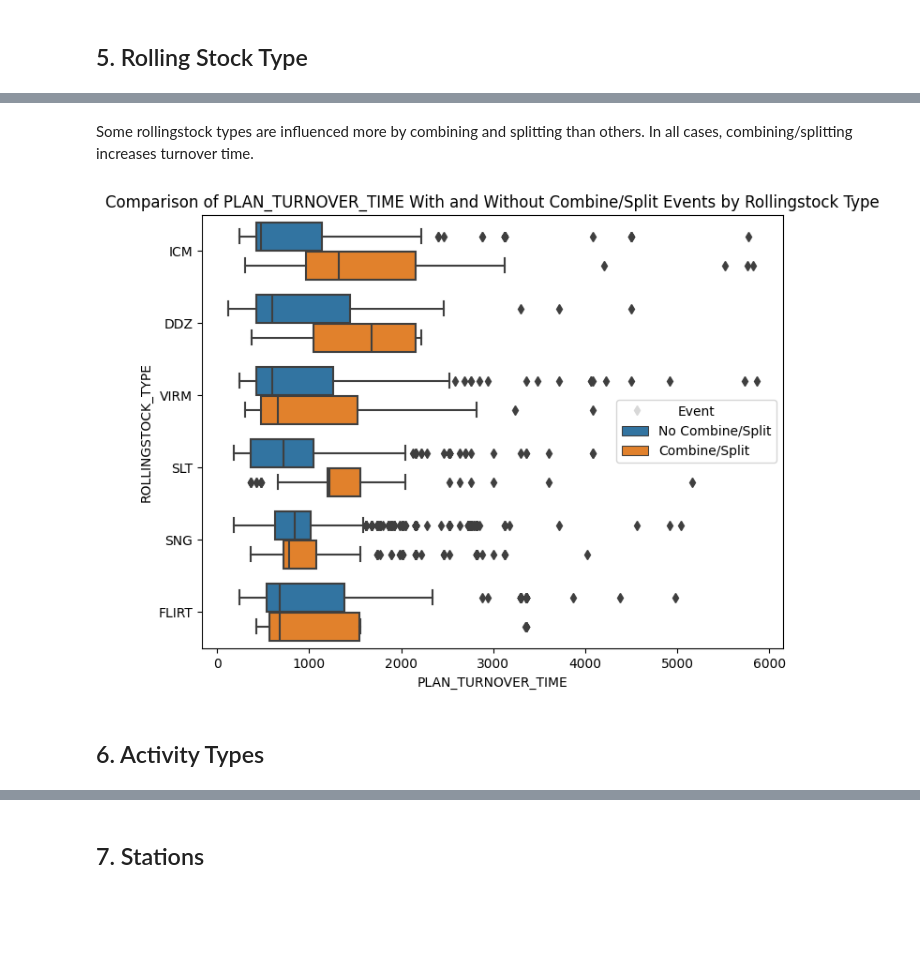
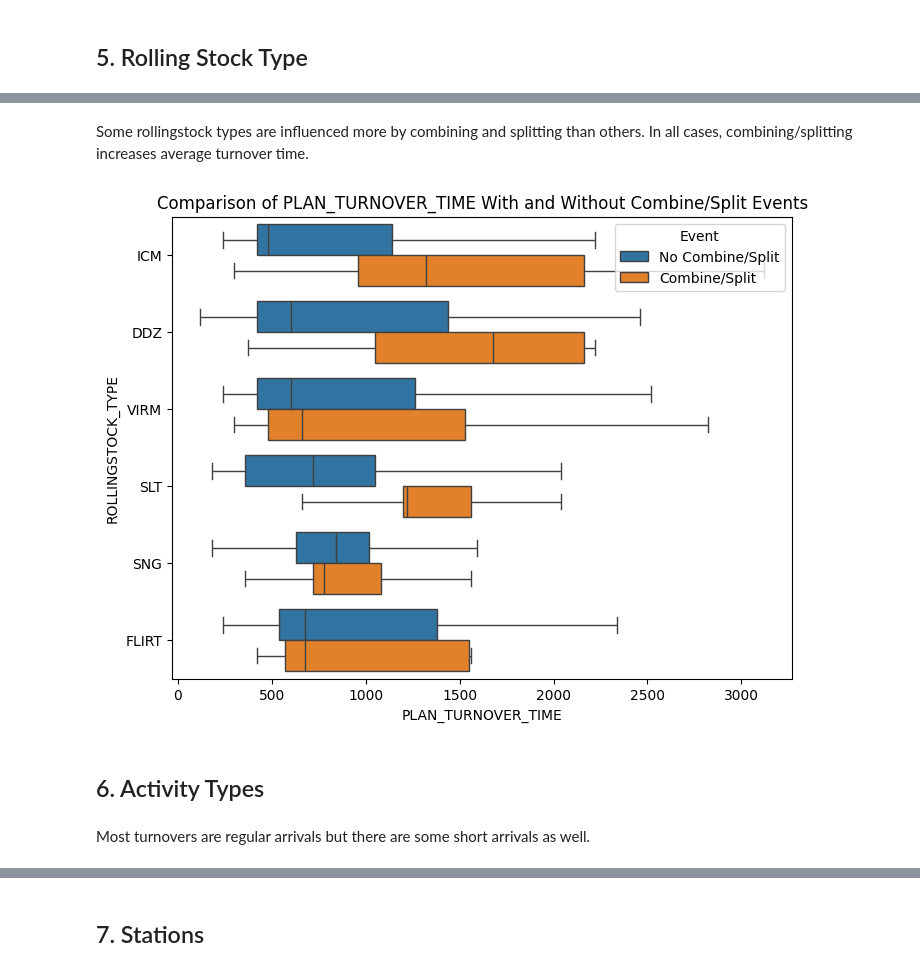
Before and after one commit to timrentenaar/NS_TURNOVER_TIMES, a Jupyter notebook: notebooks/Data_Exploration.ipynb, the cells around one changed output, grey strips where cells are left out. Drawn from its saved outputs; the diff is of its cells as text; code cells hidden in the pictures; blank space fills up the shorter version.

```diff
--- a/notebooks/Data_Exploration.ipynb
+++ b/notebooks/Data_Exploration.ipynb
@@ -46,2 +25,2 @@ Load the full dataset:
 # %%
-df_full = pd.read_csv('../data/Data_20230306_20230312.csv', low_memory = False) # Only for comparison and visualisation
+df_full = pd.read_csv("Data.csv", low_memory = False) # Complete data, only for comparison and visualisation
@@ -59,7 +31,7 @@ df_full.head()
 # %%
-df = prep.set_types(df_full)
+turnover_df = prep.set_types(df_full)
 # %%
-turnover_df = prep.calc_turnover(df)
+turnover_df = prep.calc_turnover(turnover_df)
 # %% [output]
 A value is trying to be set on a copy of a slice from a DataFrame.
 Try using .loc[row_indexer,col_indexer] = value instead
@@ -89,7 +61,7 @@ turnover_df = prep.remove_unnecessary_rows(turnover_df)
 Calculate signal safe delay:
 # %%
 turnover_df["PLAN_SIGNAL_SAFE_DELAY"] = (turnover_df["DEPARTURE_SIGNAL_SHOWS_SAFE"] - turnover_df["PLAN_DATETIME"]).dt.total_seconds()
-turnover_df["REALIZED_SIGNAL_SAFE_DELAY"] = (turnover_df["DEPARTURE_SIGNAL_SHOWS_SAFE"] - turnover_df["REALIZED_DATETIME"]).dt.total_seconds()
+df_full["REALIZED_SIGNAL_SAFE_DELAY"] = (turnover_df["DEPARTURE_SIGNAL_SHOWS_SAFE"] - turnover_df["REALIZED_DATETIME"]).dt.total_seconds()
 # %% [markdown]
 Transform `COMBINE`and `SPLIT` into binary values, removing NaN values in the proces:
 # %%
@@ -349,18 +449,20 @@ sns.boxplot(turnover_df, x = "PLAN_TURNOVER_TIME",y = "ROLLINGSTOCK_TYPE")
 # %% [markdown]
-Some rollingstock types are influenced more by combining and splitting than others. In all cases, combining/splitting increases turnover time.
+Some rollingstock types are influenced more by combining and splitting than others. In all cases, combining/splitting increases average turnover time.
 # %%
 temp_df = turnover_df
 temp_df['Event'] = np.where((temp_df['COMBINE'] == 1) | (temp_df['SPLIT'] == 1), 'Combine/Split', 'No Combine/Split')
 
 
 plt.figure(figsize=(8, 6))
-sns.boxplot(data=temp_df, x='PLAN_TURNOVER_TIME', y='ROLLINGSTOCK_TYPE', hue='Event')
-plt.title('Comparison of PLAN_TURNOVER_TIME With and Without Combine/Split Events by Rollingstock Type')
+sns.boxplot(data=temp_df, x='PLAN_TURNOVER_TIME', y='ROLLINGSTOCK_TYPE', hue='Event', showfliers=False)
+plt.title('Comparison of PLAN_TURNOVER_TIME With and Without Combine/Split Events')
 plt.show()
 # %% [output]
-[figure, old version]
+[figure, new version]
 # %% [markdown]
 ## 6. Activity Types
+# %% [markdown]
+Most turnovers are regular arrivals but there are some short arrivals as well.
 # %%
 sns.countplot(df_full, x = "ACTIVITYTYPE")
 # %% [output]
```
Also changed, not shown: parts of 51 cells of this notebook.
